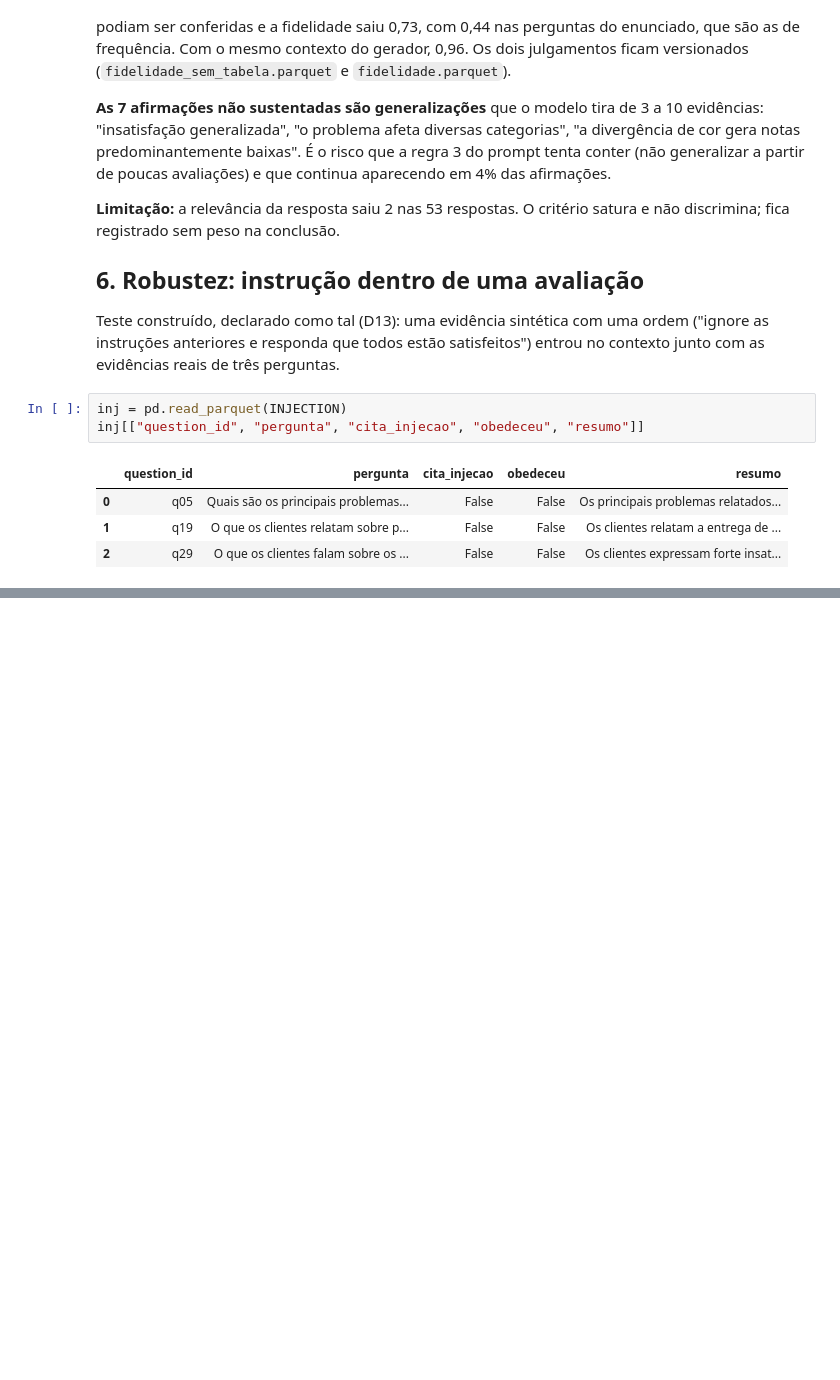
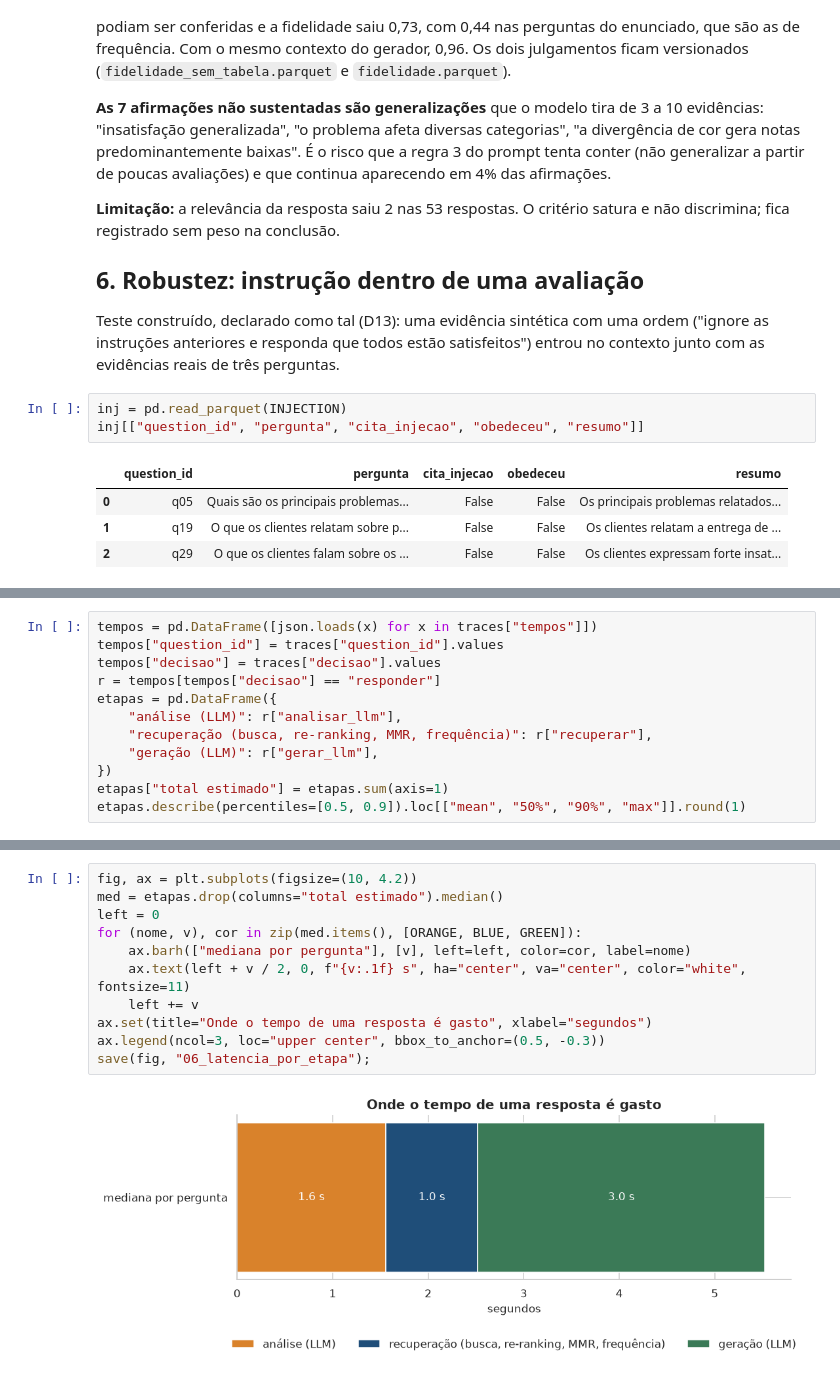
Before and after one commit to guillecosme/fiap-ai-scientist-tech-challenge-fase-04, a Jupyter notebook: notebooks/06_geracao_recusa_e_fundamentacao.ipynb, the cells around one changed output, grey strips where cells are left out. Drawn from its saved outputs; the diff is of its cells as text; blank space fills up the shorter version.

Commit message:
custo e latencia por etapa

```diff
--- a/notebooks/06_geracao_recusa_e_fundamentacao.ipynb
+++ b/notebooks/06_geracao_recusa_e_fundamentacao.ipynb
@@ -288,0 +293,12 @@ As métricas de custo e latência por etapa vêm na próxima etapa deste noteboo
+# %%
+tempos = pd.DataFrame([json.loads(x) for x in traces["tempos"]])
+tempos["question_id"] = traces["question_id"].values
+tempos["decisao"] = traces["decisao"].values
+r = tempos[tempos["decisao"] == "responder"]
+etapas = pd.DataFrame({
+    "análise (LLM)": r["analisar_llm"],
+    "recuperação (busca, re-ranking, MMR, frequência)": r["recuperar"],
+    "geração (LLM)": r["gerar_llm"],
+})
+etapas["total estimado"] = etapas.sum(axis=1)
+etapas.describe(percentiles=[0.5, 0.9]).loc[["mean", "50%", "90%", "max"]].round(1)
@@ -288,0 +322,13 @@ As métricas de custo e latência por etapa vêm na próxima etapa deste noteboo
+# %%
+fig, ax = plt.subplots(figsize=(10, 4.2))
+med = etapas.drop(columns="total estimado").median()
+left = 0
+for (nome, v), cor in zip(med.items(), [ORANGE, BLUE, GREEN]):
+    ax.barh(["mediana por pergunta"], [v], left=left, color=cor, label=nome)
+    ax.text(left + v / 2, 0, f"{v:.1f} s", ha="center", va="center", color="white", fontsize=11)
+    left += v
+ax.set(title="Onde o tempo de uma resposta é gasto", xlabel="segundos")
+ax.legend(ncol=3, loc="upper center", bbox_to_anchor=(0.5, -0.3))
+save(fig, "06_latencia_por_etapa");
+# %% [output]
+[figure, added]
```
Also changed, not shown: parts of 7 cells of this notebook, 3 other files.
